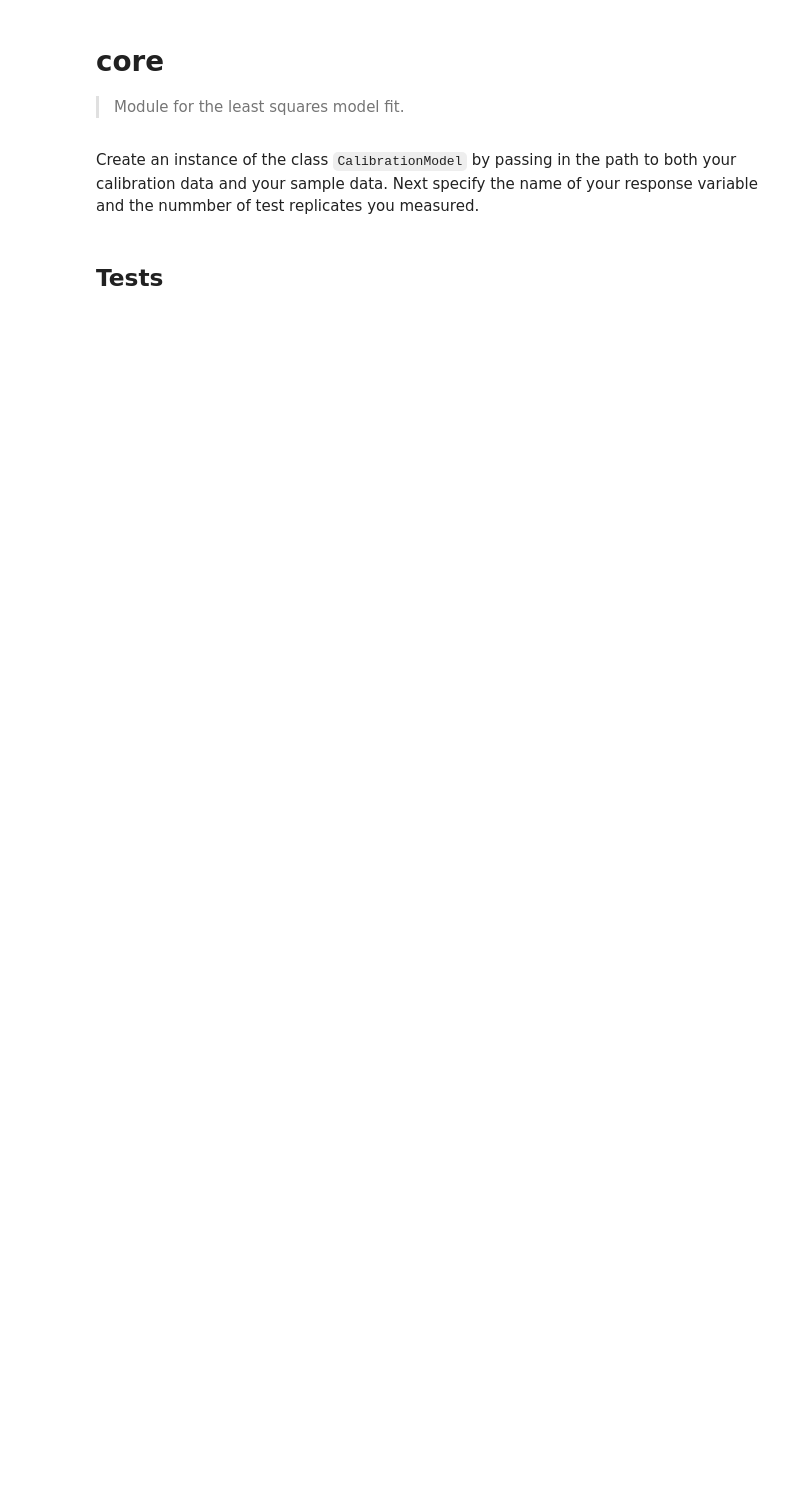
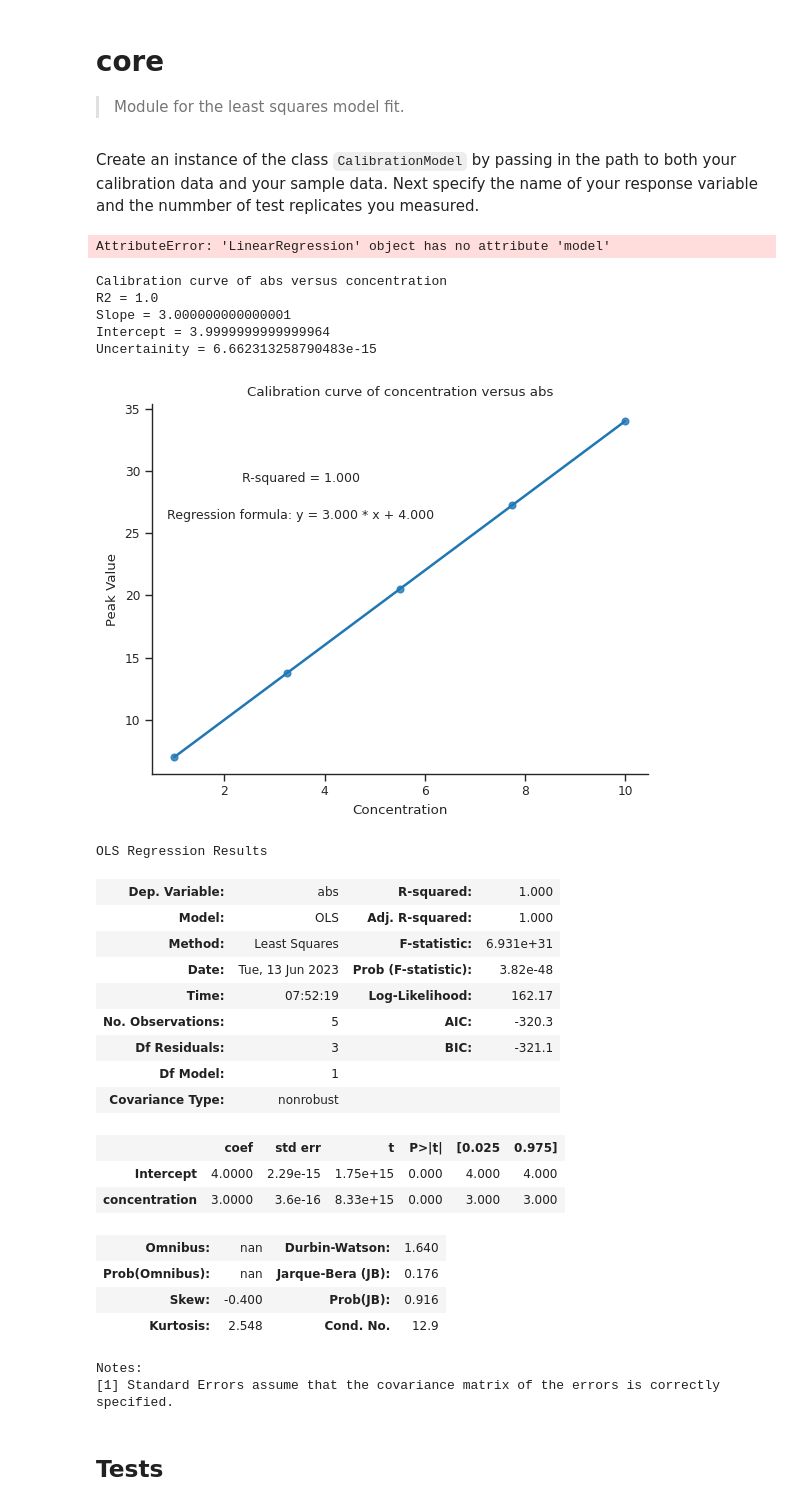
Before and after one commit to Rhys-McAlister/CalibrationCurve, a Jupyter notebook: nbs/00_core.ipynb, the cells around one changed output. Cells and saved outputs as stored; diff of their text form; code cells hidden in the pictures; blank space fills up the shorter version.

```diff
--- a/nbs/00_core.ipynb
+++ b/nbs/00_core.ipynb
@@ -114,0 +161,25 @@ class CalibrationModel:
+# %%
+# Example usage
+from sklearn import linear_model
+import pandas as pd
+
+# Create a sample dataset
+data = {'x': [1, 2, 3, 4, 5],
+        'y': [2, 4, 5, 4, 6]}
+df = pd.DataFrame(data)
+
+# Fit a linear regression model
+model = linear_model.LinearRegression()
+model.fit(df[['x']], df['y'])
+
+# Calculate the prediction interval
+newdata = [7, 8, 9]  # New y values for prediction
+alpha = 0.05
+
+confidence = inverse_predict(model, newdata, alpha=alpha)
+
+# Print the confidence interval for each new y value
+for i in range(len(newdata)):
+    print(f"Confidence interval for y={newdata[i]}: {confidence[i]}")
+# %% [output]
+AttributeError: 'LinearRegression' object has no attribute 'model'
@@ -137,2 +227,34 @@ def plot_calibration_curves(models):
+# %%
+cal = CalibrationModel(data = test_data, response_variable = "abs", test_replicates = 1)
+cal.fit_model()
+# %% [output]
+Calibration curve of abs versus concentration
+R2 = 1.0
+Slope = 3.000000000000001
+Intercept = 3.9999999999999964
+Uncertainity = 6.662313258790483e-15
+# %%
+cal.summary()
+# %% [output]
+[figure, added]
+OLS Regression Results
+| Dep. Variable: | abs | R-squared: | 1.000 |
+| Model: | OLS | Adj. R-squared: | 1.000 |
+| Method: | Least Squares | F-statistic: | 6.931e+31 |
+| Date: | Tue, 13 Jun 2023 | Prob (F-statistic): | 3.82e-48 |
+| Time: | 07:52:19 | Log-Likelihood: | 162.17 |
+| No. Observations: | 5 | AIC: | -320.3 |
+| Df Residuals: | 3 | BIC: | -321.1 |
+| Df Model: | 1 |  |  |
+| Covariance Type: | nonrobust |  |  |
+|  | coef | std err | t | P>|t| | [0.025 | 0.975] |
+| Intercept | 4.0000 | 2.29e-15 | 1.75e+15 | 0.000 | 4.000 | 4.000 |
+| concentration | 3.0000 | 3.6e-16 | 8.33e+15 | 0.000 | 3.000 | 3.000 |
+| Omnibus: | nan | Durbin-Watson: | 1.640 |
+| Prob(Omnibus): | nan | Jarque-Bera (JB): | 0.176 |
+| Skew: | -0.400 | Prob(JB): | 0.916 |
+| Kurtosis: | 2.548 | Cond. No. | 12.9 |
+Notes:
+[1] Standard Errors assume that the covariance matrix of the errors is correctly specified.
 # %% [markdown]
 ## Tests
```
Also changed, not shown: parts of 12 cells of this notebook.
